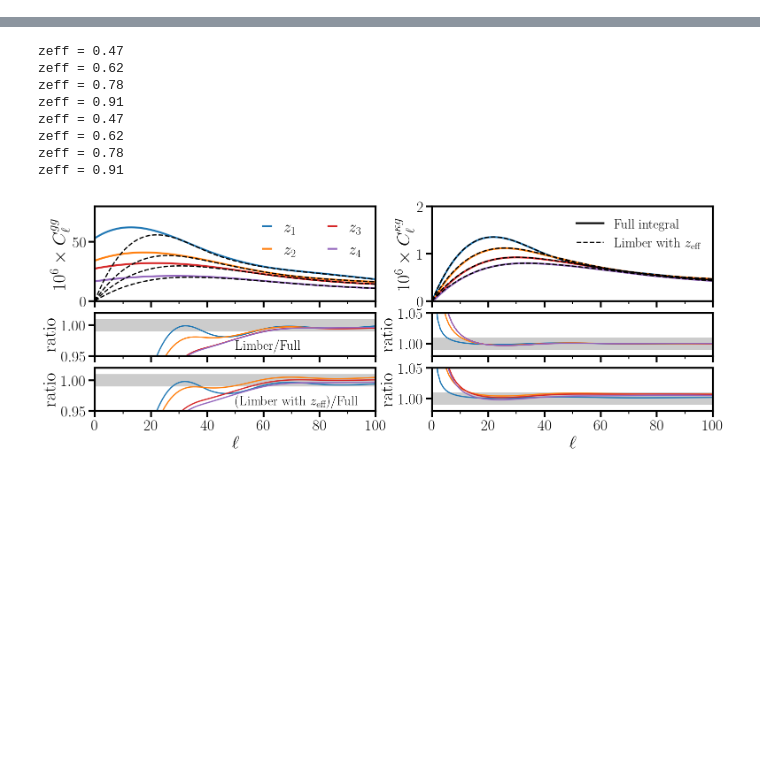
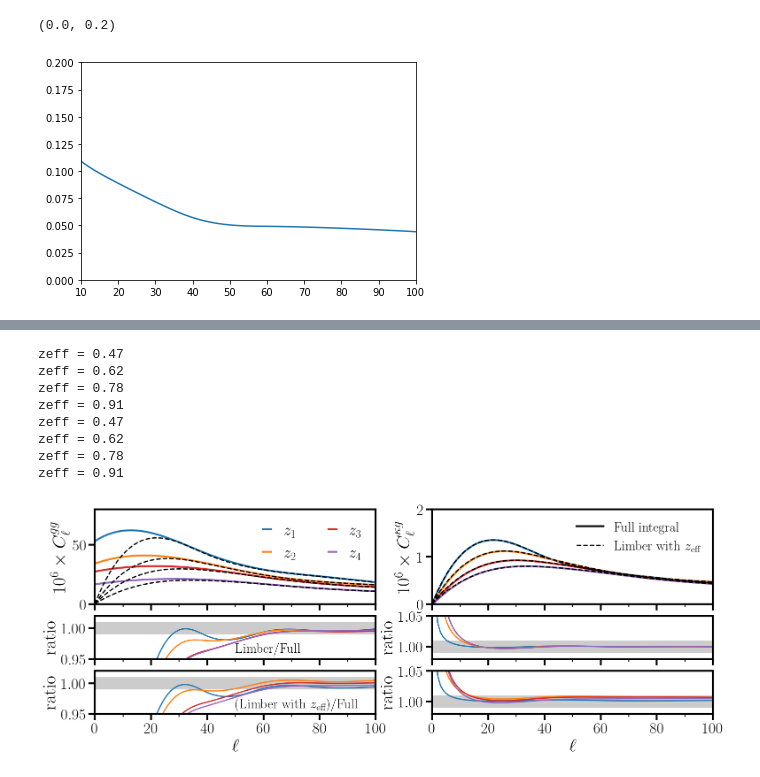
Before and after one commit to Joletaxi19/desi-cmb-lensing-joint-analysis, a Jupyter notebook: notebooks/beyondLimber.ipynb, the cells around one changed output, grey strips where cells are left out. Saved outputs shown, nothing was run; the diff lists cells and outputs as text; code cells hidden in the pictures; blank space fills up the shorter version.

```diff
--- a/notebooks/beyondLimber.ipynb
+++ b/notebooks/beyondLimber.ipynb
@@ -127,0 +176,7 @@ matplotlib.rcParams['text.latex.preamble'] = r'\usepackage{amsmath}'
+# %%
+plt.plot(l,ckg_3l_zeff/ckg_3l_zeff_nomag-1)
+plt.xlim(10,100)
+plt.ylim(0,0.2)
+# %% [output]
+(0.0, 0.2)
+[figure, added]
```
Also changed, not shown: parts of 6 cells of this notebook, 1 other file.
